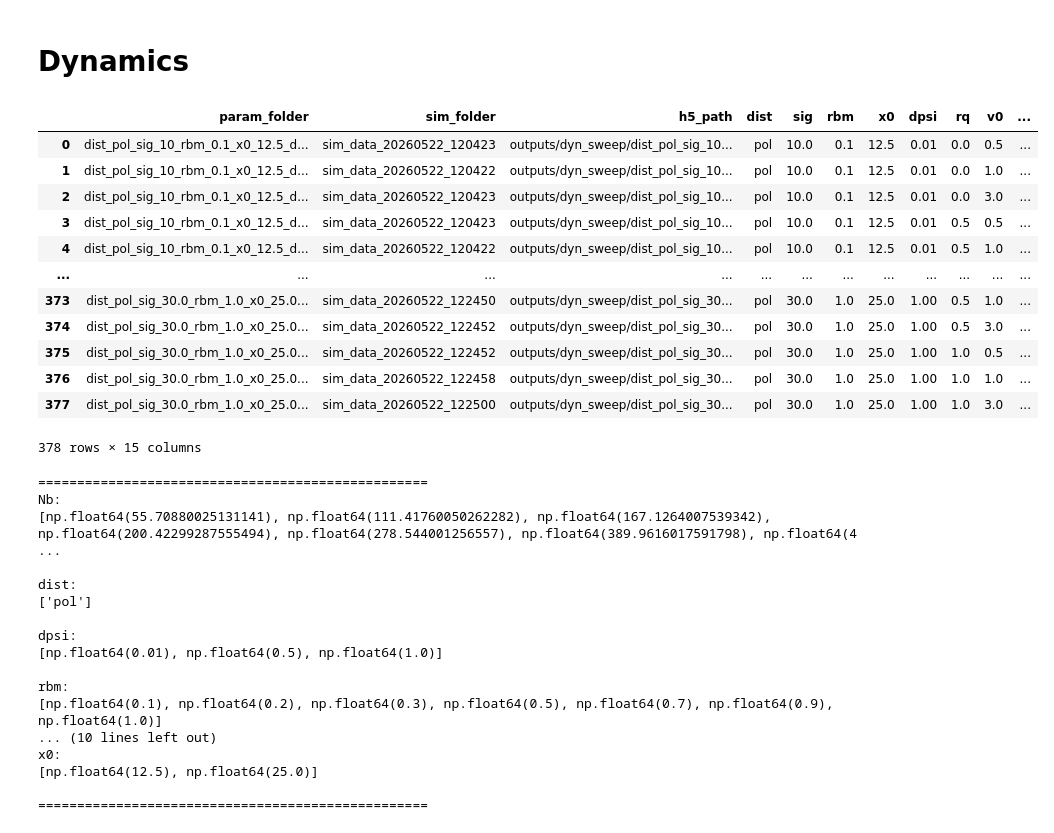
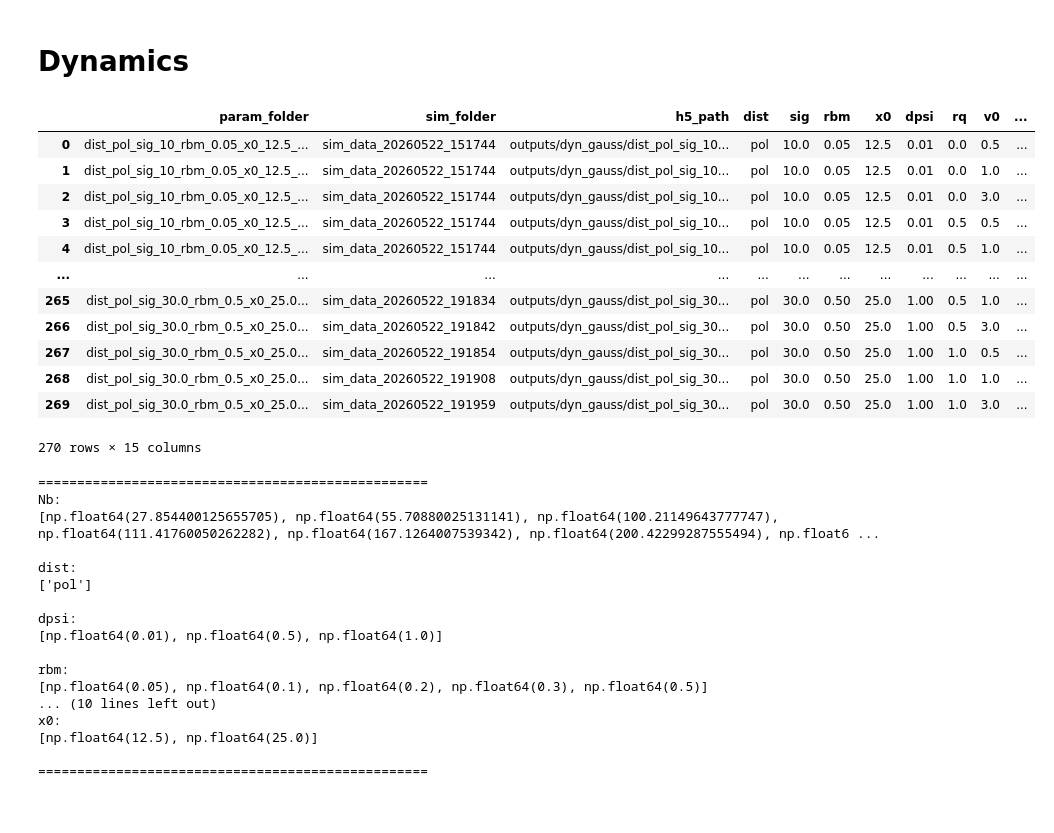
Before and after one commit to pvblop/Memory-Phase-Field-Models, a Jupyter notebook: equation_solver_gauss_dist/analysis_sweep.ipynb, the cells around one changed output. Drawn from its saved outputs; the diff is of its cells as text; code cells hidden in the pictures.

```diff
--- a/equation_solver_gauss_dist/analysis_sweep.ipynb
+++ b/equation_solver_gauss_dist/analysis_sweep.ipynb
@@ -359,7 +359,7 @@ plt.ylim(4.95, 30.05)
 # %% [markdown]
 # Dynamics
 # %%
-base_dir = "outputs/dyn_sweep"
+base_dir = "outputs/dyn_gauss"
 
 df = scan(base_dir)
 display(df)
@@ -380,49 +380,49 @@ def plot_vs_fixed(df, xparam, fixed=None, y="area_psi", ax=None):
     df_sub = df.copy()
 
     for key, value in fixed.items():
         df_sub = df_sub[df_sub[key] == value]
 
     if df_sub.empty:
         raise ValueError(f"No data for fixed parameters: {fixed}")
 
     grouped = df_sub.groupby(xparam)[y].mean().sort_index()
 
     if ax is None:
         fig, ax = plt.subplots(figsize=(5, 4))
     else:
         fig = ax.figure
 
     label = ", ".join([f"{k}={v}" for k, v in fixed.items()])
 
     ax.plot(
         grouped.index,
         grouped.values,
         "o-",
         label=label
     )
 
-    ax.set_xlabel(xparam)
+    ax.set_xlabel("integral rb")
     ax.set_ylabel(y)
     ax.legend()
 
     return fig, ax
 # %% [output]
 |  | param_folder | sim_folder | h5_path | dist | sig | rbm | x0 | dpsi | rq | v0 | ... |
-| 0 | dist_pol_sig_10_rbm_0.1_x0_12.5_d... | sim_data_20260522_120423 | outputs/dyn_sweep/dist_pol_sig_10... | pol | 10.0 | 0.1 | 12.5 | 0.01 | 0.0 | 0.5 | ... |
-| 1 | dist_pol_sig_10_rbm_0.1_x0_12.5_d... | sim_data_20260522_120422 | outputs/dyn_sweep/dist_pol_sig_10... | pol | 10.0 | 0.1 | 12.5 | 0.01 | 0.0 | 1.0 | ... |
-| 2 | dist_pol_sig_10_rbm_0.1_x0_12.5_d... | sim_data_20260522_120423 | outputs/dyn_sweep/dist_pol_sig_10... | pol | 10.0 | 0.1 | 12.5 | 0.01 | 0.0 | 3.0 | ... |
-| 3 | dist_pol_sig_10_rbm_0.1_x0_12.5_d... | sim_data_20260522_120423 | outputs/dyn_sweep/dist_pol_sig_10... | pol | 10.0 | 0.1 | 12.5 | 0.01 | 0.5 | 0.5 | ... |
-| 4 | dist_pol_sig_10_rbm_0.1_x0_12.5_d... | sim_data_20260522_120422 | outputs/dyn_sweep/dist_pol_sig_10... | pol | 10.0 | 0.1 | 12.5 | 0.01 | 0.5 | 1.0 | ... |
+| 0 | dist_pol_sig_10_rbm_0.05_x0_12.5_... | sim_data_20260522_151744 | outputs/dyn_gauss/dist_pol_sig_10... | pol | 10.0 | 0.05 | 12.5 | 0.01 | 0.0 | 0.5 | ... |
+| 1 | dist_pol_sig_10_rbm_0.05_x0_12.5_... | sim_data_20260522_151744 | outputs/dyn_gauss/dist_pol_sig_10... | pol | 10.0 | 0.05 | 12.5 | 0.01 | 0.0 | 1.0 | ... |
+| 2 | dist_pol_sig_10_rbm_0.05_x0_12.5_... | sim_data_20260522_151744 | outputs/dyn_gauss/dist_pol_sig_10... | pol | 10.0 | 0.05 | 12.5 | 0.01 | 0.0 | 3.0 | ... |
+| 3 | dist_pol_sig_10_rbm_0.05_x0_12.5_... | sim_data_20260522_151744 | outputs/dyn_gauss/dist_pol_sig_10... | pol | 10.0 | 0.05 | 12.5 | 0.01 | 0.5 | 0.5 | ... |
+| 4 | dist_pol_sig_10_rbm_0.05_x0_12.5_... | sim_data_20260522_151744 | outputs/dyn_gauss/dist_pol_sig_10... | pol | 10.0 | 0.05 | 12.5 | 0.01 | 0.5 | 1.0 | ... |
 | ... | ... | ... | ... | ... | ... | ... | ... | ... | ... | ... | ... |
-| 373 | dist_pol_sig_30.0_rbm_1.0_x0_25.0... | sim_data_20260522_122450 | outputs/dyn_sweep/dist_pol_sig_30... | pol | 30.0 | 1.0 | 25.0 | 1.00 | 0.5 | 1.0 | ... |
-| 374 | dist_pol_sig_30.0_rbm_1.0_x0_25.0... | sim_data_20260522_122452 | outputs/dyn_sweep/dist_pol_sig_30... | pol | 30.0 | 1.0 | 25.0 | 1.00 | 0.5 | 3.0 | ... |
-| 375 | dist_pol_sig_30.0_rbm_1.0_x0_25.0... | sim_data_20260522_122452 | outputs/dyn_sweep/dist_pol_sig_30... | pol | 30.0 | 1.0 | 25.0 | 1.00 | 1.0 | 0.5 | ... |
-| 376 | dist_pol_sig_30.0_rbm_1.0_x0_25.0... | sim_data_20260522_122458 | outputs/dyn_sweep/dist_pol_sig_30... | pol | 30.0 | 1.0 | 25.0 | 1.00 | 1.0 | 1.0 | ... |
-| 377 | dist_pol_sig_30.0_rbm_1.0_x0_25.0... | sim_data_20260522_122500 | outputs/dyn_sweep/dist_pol_sig_30... | pol | 30.0 | 1.0 | 25.0 | 1.00 | 1.0 | 3.0 | ... |
+| 265 | dist_pol_sig_30.0_rbm_0.5_x0_25.0... | sim_data_20260522_191834 | outputs/dyn_gauss/dist_pol_sig_30... | pol | 30.0 | 0.50 | 25.0 | 1.00 | 0.5 | 1.0 | ... |
+| 266 | dist_pol_sig_30.0_rbm_0.5_x0_25.0... | sim_data_20260522_191842 | outputs/dyn_gauss/dist_pol_sig_30... | pol | 30.0 | 0.50 | 25.0 | 1.00 | 0.5 | 3.0 | ... |
+| 267 | dist_pol_sig_30.0_rbm_0.5_x0_25.0... | sim_data_20260522_191854 | outputs/dyn_gauss/dist_pol_sig_30... | pol | 30.0 | 0.50 | 25.0 | 1.00 | 1.0 | 0.5 | ... |
+| 268 | dist_pol_sig_30.0_rbm_0.5_x0_25.0... | sim_data_20260522_191908 | outputs/dyn_gauss/dist_pol_sig_30... | pol | 30.0 | 0.50 | 25.0 | 1.00 | 1.0 | 1.0 | ... |
+| 269 | dist_pol_sig_30.0_rbm_0.5_x0_25.0... | sim_data_20260522_191959 | outputs/dyn_gauss/dist_pol_sig_30... | pol | 30.0 | 0.50 | 25.0 | 1.00 | 1.0 | 3.0 | ... |
-378 rows × 15 columns
+270 rows × 15 columns
 ==================================================
 Nb:
-[np.float64(55.70880025131141), np.float64(111.41760050262282), np.float64(167.1264007539342), np.float64(200.42299287555494), np.float64(278.544001256557), np.float64(389.9616017591798), np.float64(4 ...
+[np.float64(27.854400125655705), np.float64(55.70880025131141), np.float64(100.21149643777747), np.float64(111.41760050262282), np.float64(167.1264007539342), np.float64(200.42299287555494), np.float6 ...
 
 dist:
 ['pol']
@@ -431,7 +431,7 @@ dpsi:
 [np.float64(0.01), np.float64(0.5), np.float64(1.0)]
 
 rbm:
-[np.float64(0.1), np.float64(0.2), np.float64(0.3), np.float64(0.5), np.float64(0.7), np.float64(0.9), np.float64(1.0)]
+[np.float64(0.05), np.float64(0.1), np.float64(0.2), np.float64(0.3), np.float64(0.5)]
 ... (10 lines left out)
 x0:
 [np.float64(12.5), np.float64(25.0)]
```
Also changed, not shown: parts of 1 cell of this notebook, 2 other files.
